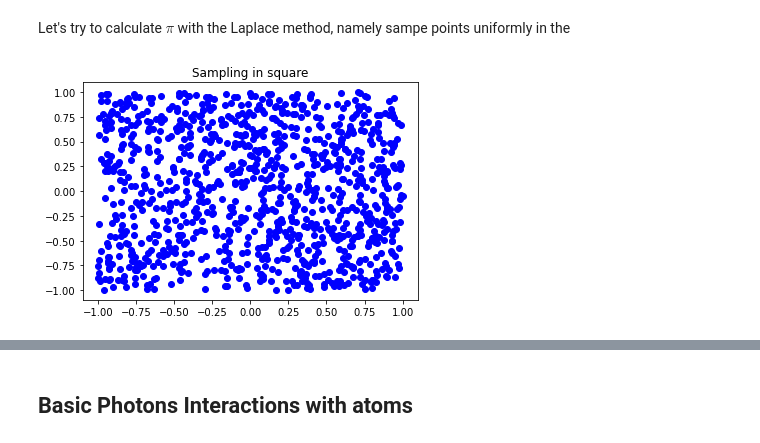
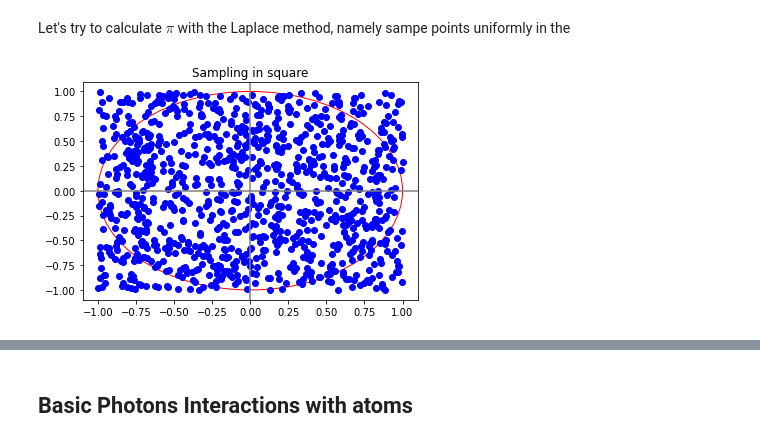
Before and after one commit to Tatiana-Krivosheev/Radiation-Transport-with-Monte-Carlo, a Jupyter notebook: GammaTransport.ipynb, the cells around one changed output, grey strips where cells are left out. Cells and saved outputs as stored; diff of their text form; code cells hidden in the pictures.

```diff
--- a/GammaTransport.ipynb
+++ b/GammaTransport.ipynb
@@ -48,20 +48,25 @@ Let's try to calculate $\pi$ with the Laplace method, namely sampe points unifor
 # %%
 import numpy as np
 import matplotlib.pyplot as plt
 
 %matplotlib inline
 
 N = 1000 # number of points to sample
 
 x = 2.0*np.random.random(N) - 1.0
 y = 2.0*np.random.random(N) - 1.0
 
+unitCircle = plt.Circle((0, 0), 1.0, color='r', fill=False)
+
 fig, ax = plt.subplots(1, 1)
 
 ax.plot(x, y, 'bo', label='Sampling in square')
+ax.add_artist(unitCircle)
+plt.axhline(0, color='grey')
+plt.axvline(0, color='grey')
 plt.title("Sampling in square")
 plt.show()
 # %% [output]
-[figure, old version]
+[figure, new version]
 # %%
 r = np.sqrt(x*x + y*y)
```
Also changed, not shown: parts of 12 cells of this notebook, 1 other file.
